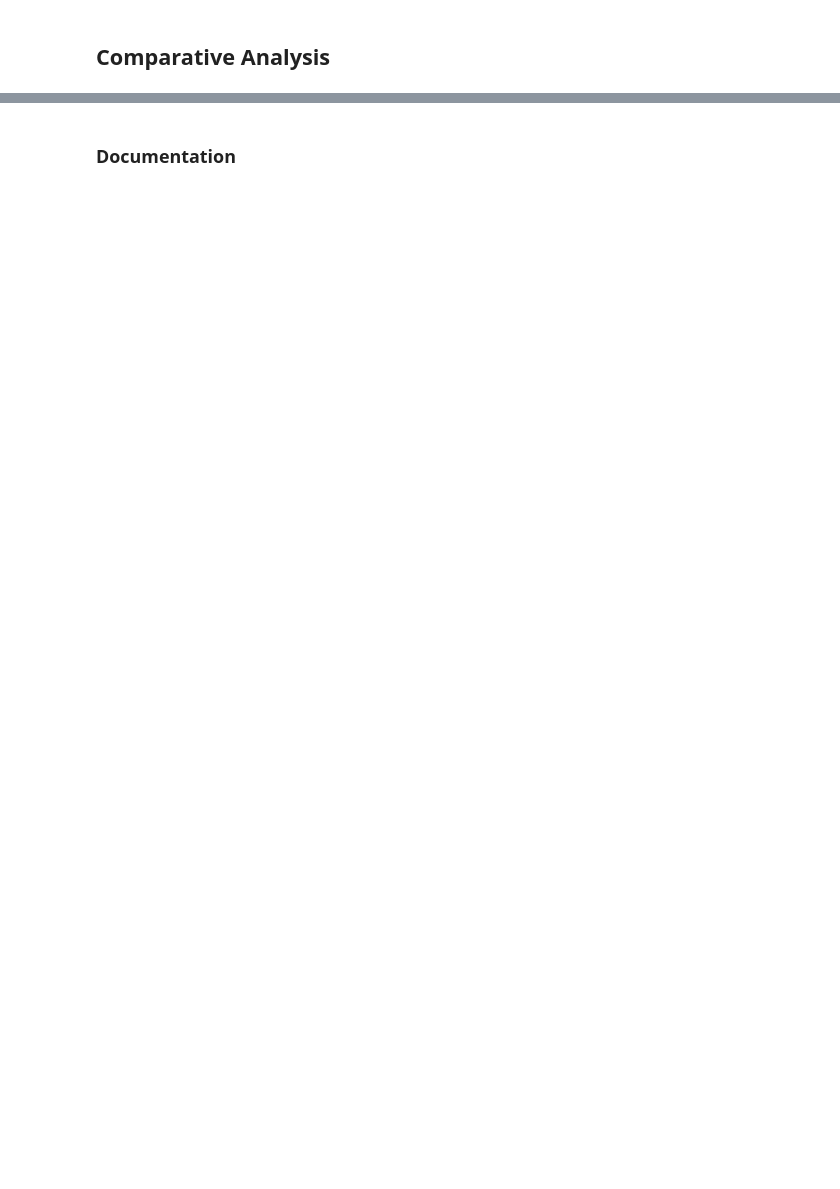
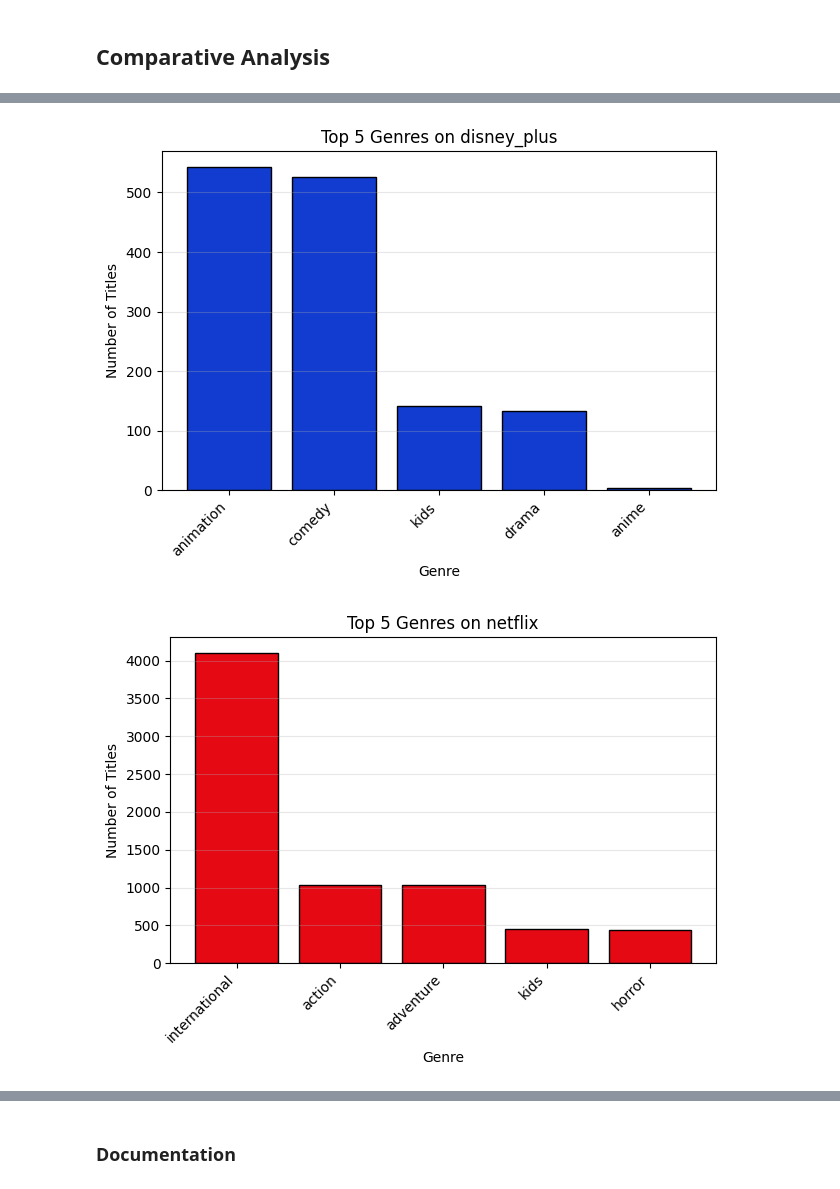
Before and after one commit to karisp94/si618_project, a Jupyter notebook: ProjectPart2.ipynb, the cells around one changed output, grey strips where cells are left out. Saved outputs shown, nothing was run; the diff lists cells and outputs as text; code cells hidden in the pictures; blank space fills up the shorter version.

```diff
--- a/ProjectPart2.ipynb
+++ b/ProjectPart2.ipynb
@@ -441,0 +426,42 @@ netflix            0.696151  0.303849
+# %%
+# identify genre columns
+non_genre_cols = ["movie_or_serie", "title", "release_year",
+                  "duration_seconds", "channel_streaming"]
+genre_cols = [col for col in streaming_full.columns if col not in non_genre_cols]
+
+# sum genres by platform
+genre_by_platform = streaming_full.groupby("channel_streaming")[genre_cols].sum()
+
+# get list of platforms
+platforms = streaming_full["channel_streaming"].unique()
+
+# create a color palette (colors based on the platform main brand colors)
+color_palette = {
+    "netflix": "#E50914",
+    "disney_plus": "#113CCF",
+    "amazon_prime": "#00A8E1",
+    "hulu": "#1CE783"
+}
+
+# create one plot per platform showing the top 5 genres per platform
+for platform in platforms:
+
+    # filter platform
+    platform_df = streaming_full[streaming_full["channel_streaming"] == platform]
+
+    # sum genres for that platform
+    genre_totals = platform_df[genre_cols].sum().sort_values(ascending=False).head(5)
+
+    # plot
+    plt.figure()
+    plt.bar(genre_totals.index, genre_totals.values, color=color_palette[platform], edgecolor="black")
+    plt.title(f"Top 5 Genres on {platform}")
+    plt.xlabel("Genre")
+    plt.ylabel("Number of Titles")
+    plt.xticks(rotation=45, ha="right")
+    plt.grid(axis="y", alpha=0.3)
+    plt.tight_layout()
+    plt.show()
+# %% [output]
+[figure, added]
+[figure, added]
```
Also changed, not shown: parts of 30 cells of this notebook.
